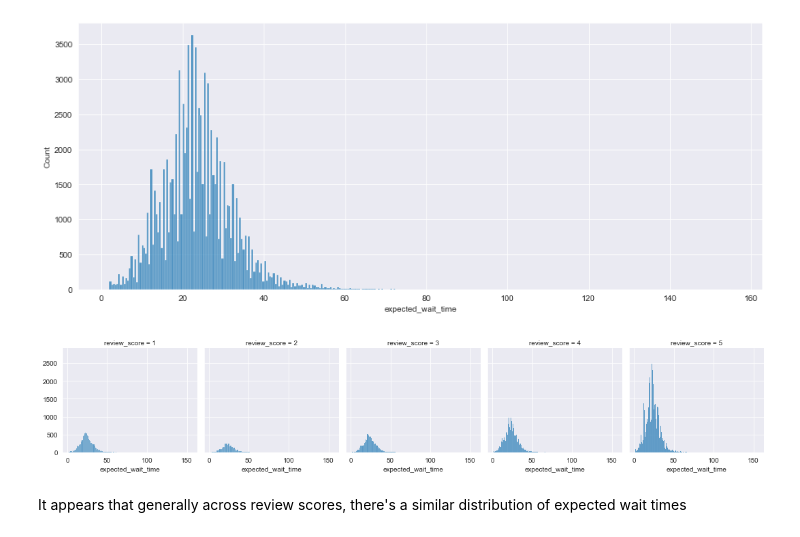
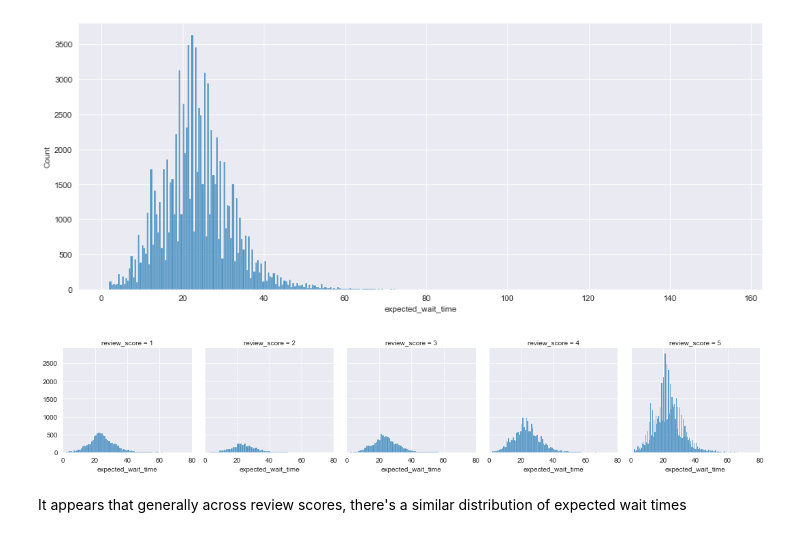
Before and after one commit to phlln/olist-analysis, a Jupyter notebook: notebooks/Orders Analysis.ipynb, the cells around one changed output. Cells and saved outputs as stored; diff of their text form; code cells hidden in the pictures.

```diff
--- a/notebooks/Orders Analysis.ipynb
+++ b/notebooks/Orders Analysis.ipynb
@@ -329,9 +330,10 @@ sns.histplot(orders.expected_wait_time);
 [figure]
 # %%
 g1 = sns.FacetGrid(data=orders, col='review_score')
+g1.set(xlim=(0,80))
 g1.map(sns.histplot, 'expected_wait_time');
 # %% [output]
-[figure, old version]
+[figure, new version]
 # %% [markdown]
 It appears that generally across review scores, there's a similar distribution of expected wait times
 # %%
```
Also changed, not shown: parts of 15 cells of this notebook.
